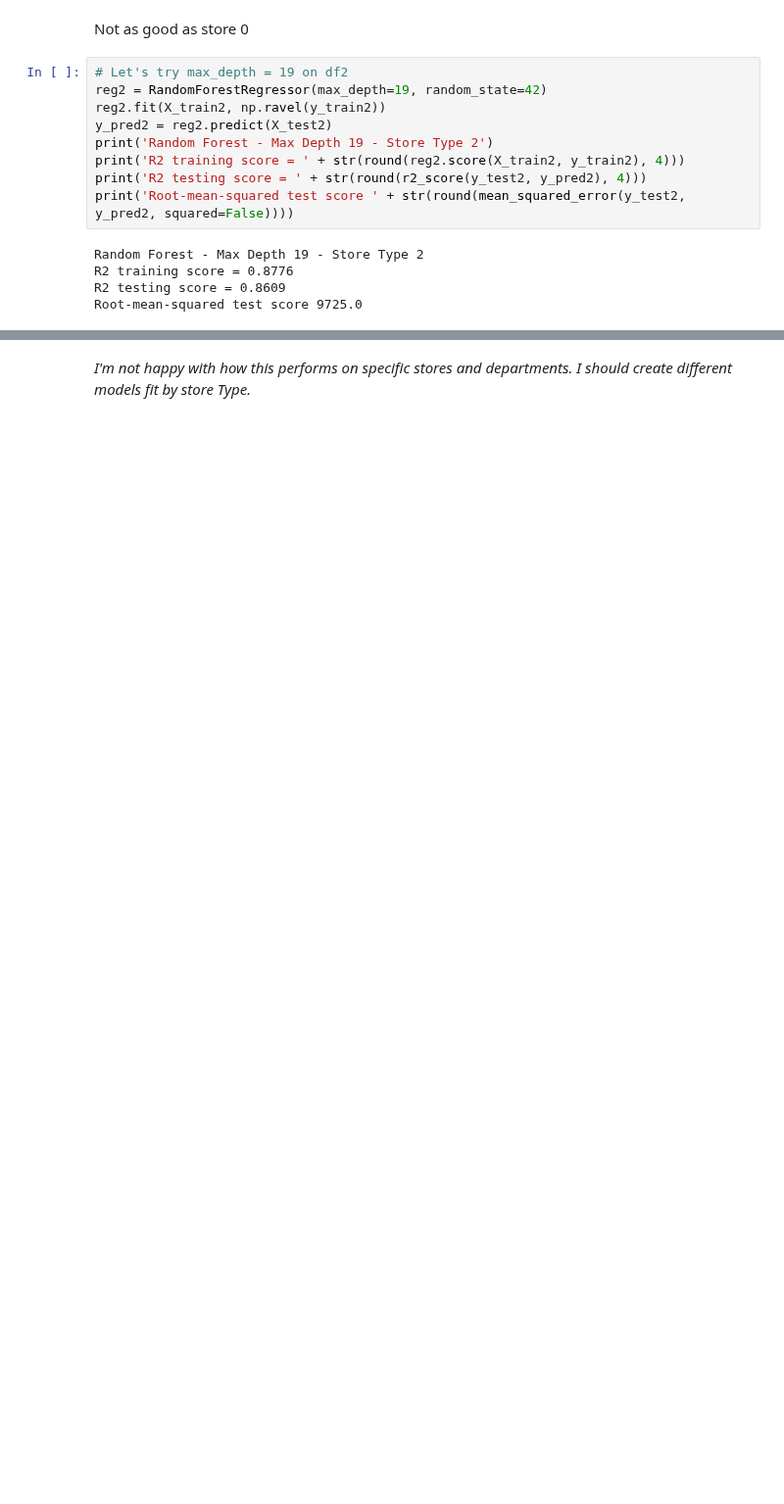
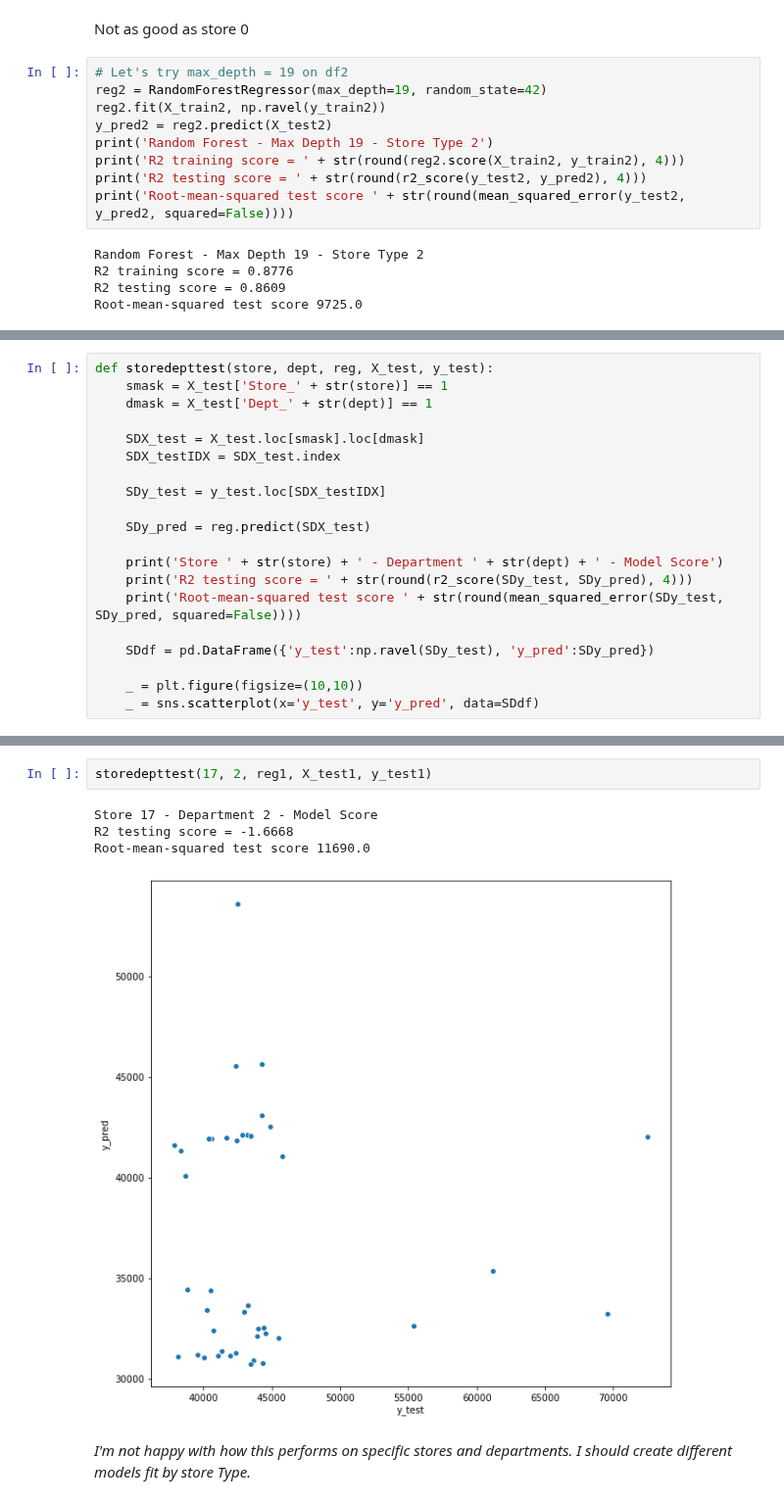
Before and after one commit to Dylan-C-Neal/capstone1-retail_forecasting, a Jupyter notebook: notebooks/C1S4-Modeling.ipynb, the cells around one changed output, grey strips where cells are left out. Shown at 98% size. Saved outputs shown, nothing was run; the diff lists cells and outputs as text; blank space fills up the shorter version.

```diff
--- a/notebooks/C1S4-Modeling.ipynb
+++ b/notebooks/C1S4-Modeling.ipynb
@@ -370,0 +431,20 @@ round(r2_score(S2D2y_test, S2D2y_pred), 2)
+# %%
+def storedepttest(store, dept, reg, X_test, y_test):
+    smask = X_test['Store_' + str(store)] == 1
+    dmask = X_test['Dept_' + str(dept)] == 1
+
+    SDX_test = X_test.loc[smask].loc[dmask]
+    SDX_testIDX = SDX_test.index
+
+    SDy_test = y_test.loc[SDX_testIDX]
+
+    SDy_pred = reg.predict(SDX_test)
+
+    print('Store ' + str(store) + ' - Department ' + str(dept) + ' - Model Score')
+    print('R2 testing score = ' + str(round(r2_score(SDy_test, SDy_pred), 4)))
+    print('Root-mean-squared test score ' + str(round(mean_squared_error(SDy_test, SDy_pred, squared=False))))
+
+    SDdf = pd.DataFrame({'y_test':np.ravel(SDy_test), 'y_pred':SDy_pred})
+
+    _ = plt.figure(figsize=(10,10))
+    _ = sns.scatterplot(x='y_test', y='y_pred', data=SDdf)
@@ -371,2 +462,9 @@ round(r2_score(S2D2y_test, S2D2y_pred), 2)
+# %%
+storedepttest(17, 2, reg1, X_test1, y_test1)
+# %% [output]
+Store 17 - Department 2 - Model Score
+R2 testing score = -1.6668
+Root-mean-squared test score 11690.0
+[figure, added]
 # %% [markdown]
 *I'm not happy with how this performs on specific stores and departments. I should create different models fit by store Type.*
```
Also changed, not shown: parts of 43 cells of this notebook.
